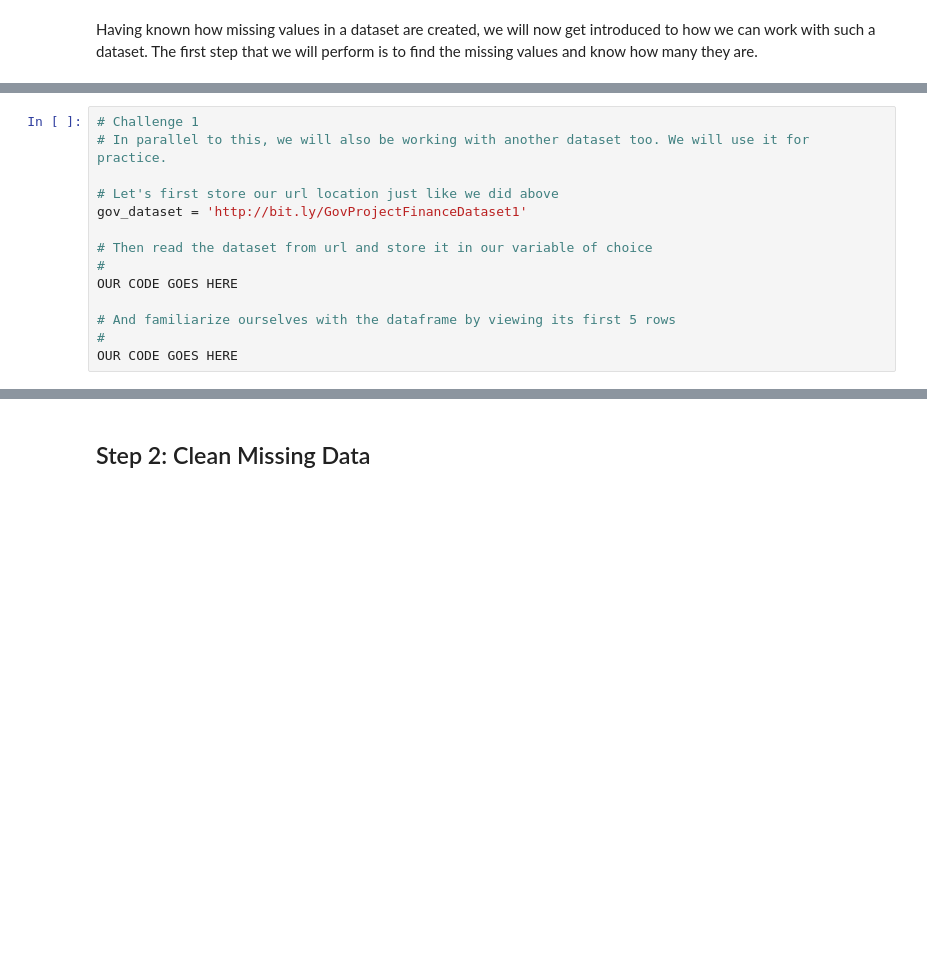
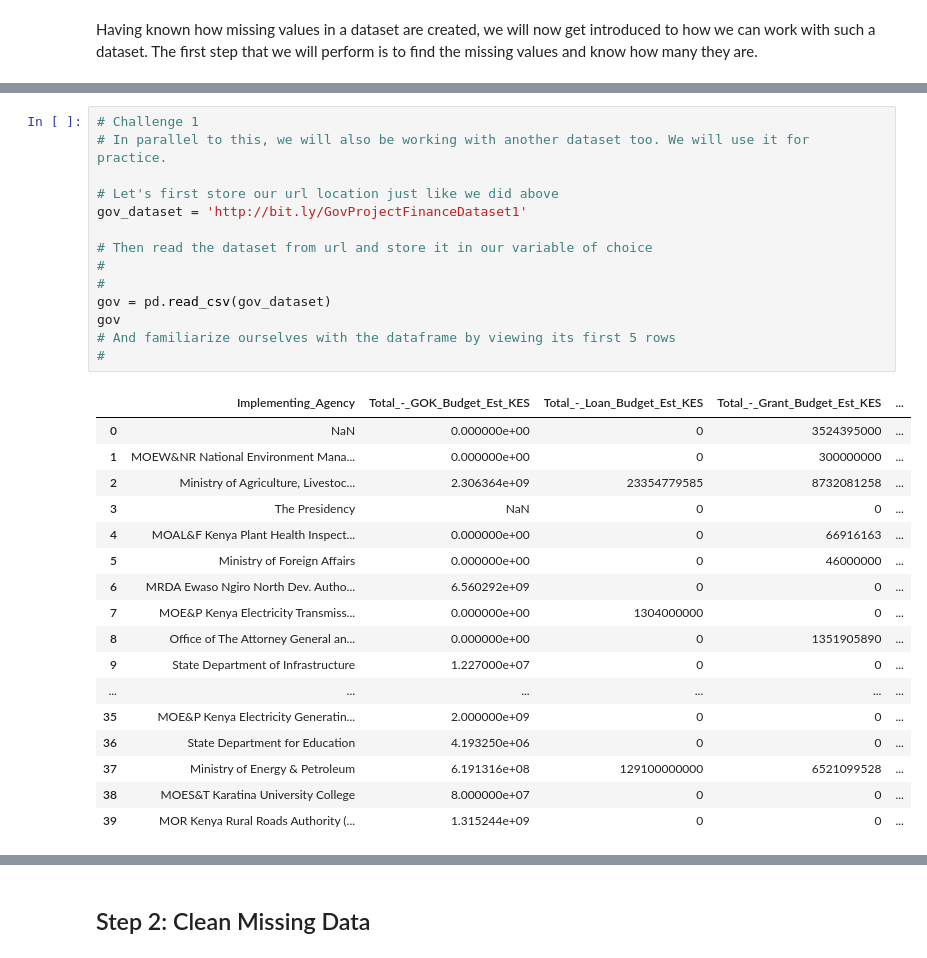
Before and after one commit to pavansai909/python, a Jupyter notebook: Python_Data_Cleaning_Basics.ipynb, the cells around one changed output, grey strips where cells are left out. Cells and saved outputs as stored; diff of their text form; blank space fills up the shorter version.

```diff
--- a/Python_Data_Cleaning_Basics.ipynb
+++ b/Python_Data_Cleaning_Basics.ipynb
@@ -20,17 +35,35 @@ df = pd.read_csv(url)
 # %%
 # Challenge 1
 # In parallel to this, we will also be working with another dataset too. We will use it for practice.
 
 # Let's first store our url location just like we did above
 gov_dataset = 'http://bit.ly/GovProjectFinanceDataset1'
 
 # Then read the dataset from url and store it in our variable of choice
 #
-OUR CODE GOES HERE
-
+#
+gov = pd.read_csv(gov_dataset)
+gov
 # And familiarize ourselves with the dataframe by viewing its first 5 rows
 #
-OUR CODE GOES HERE
+# %% [output]
+|  | Implementing_Agency | Total_-_GOK_Budget_Est_KES | Total_-_Loan_Budget_Est_KES | Total_-_Grant_Budget_Est_KES | ... |
+| 0 | NaN | 0.000000e+00 | 0 | 3524395000 | ... |
+| 1 | MOEW&NR National Environment Mana... | 0.000000e+00 | 0 | 300000000 | ... |
+| 2 | Ministry of Agriculture, Livestoc... | 2.306364e+09 | 23354779585 | 8732081258 | ... |
+| 3 | The Presidency | NaN | 0 | 0 | ... |
+| 4 | MOAL&F Kenya Plant Health Inspect... | 0.000000e+00 | 0 | 66916163 | ... |
+| 5 | Ministry of Foreign Affairs | 0.000000e+00 | 0 | 46000000 | ... |
+| 6 | MRDA Ewaso Ngiro North Dev. Autho... | 6.560292e+09 | 0 | 0 | ... |
+| 7 | MOE&P Kenya Electricity Transmiss... | 0.000000e+00 | 1304000000 | 0 | ... |
+| 8 | Office of The Attorney General an... | 0.000000e+00 | 0 | 1351905890 | ... |
+| 9 | State Department of Infrastructure | 1.227000e+07 | 0 | 0 | ... |
+| ... | ... | ... | ... | ... | ... |
+| 35 | MOE&P Kenya Electricity Generatin... | 2.000000e+09 | 0 | 0 | ... |
+| 36 | State Department for Education | 4.193250e+06 | 0 | 0 | ... |
+| 37 | Ministry of Energy & Petroleum | 6.191316e+08 | 129100000000 | 6521099528 | ... |
+| 38 | MOES&T Karatina University College | 8.000000e+07 | 0 | 0 | ... |
+| 39 | MOR Kenya Rural Roads Authority (... | 1.315244e+09 | 0 | 0 | ... |
 # %%
 # We count the number of non - missing values in the df dataframe
 #
```
Also changed, not shown: parts of 27 cells of this notebook, 4 other files.
